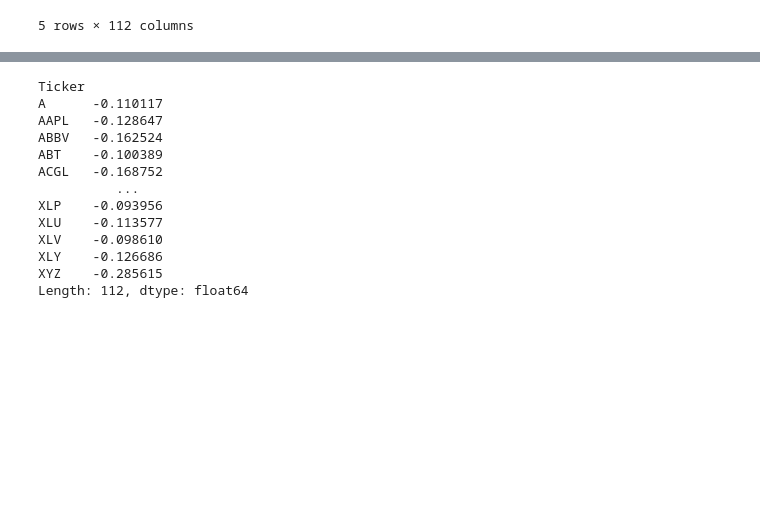
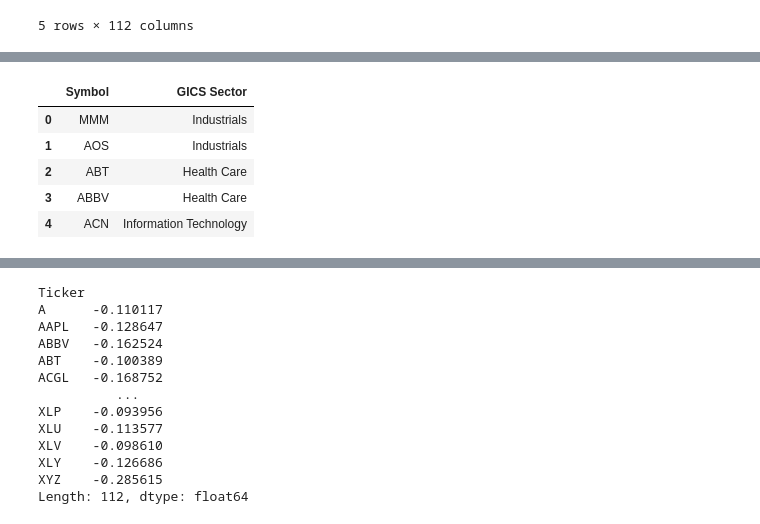
Before and after one commit to aarju-24/internship_project, a Jupyter notebook: notebooks/data_collection.ipynb, the cells around one changed output, grey strips where cells are left out. Drawn from its saved outputs; the diff is of its cells as text; code cells hidden in the pictures; blank space fills up the shorter version.

```diff
--- a/notebooks/data_collection.ipynb
+++ b/notebooks/data_collection.ipynb
@@ -294,3 +383,26 @@ rolling_volatility.to_csv(
+# %%
+sector_info = sp500[
+    ['Symbol', 'GICS Sector']
+]
+
+sector_info['Symbol'] = (
+    sector_info['Symbol']
+    .str.replace('.', '-', regex=False)
+)
+
+sector_info.to_csv(
+    '../data/processed/sector_info.csv',
+    index=False
+)
+
+sector_info.head()
+# %% [output]
+|  | Symbol | GICS Sector |
+| 0 | MMM | Industrials |
+| 1 | AOS | Industrials |
+| 2 | ABT | Health Care |
+| 3 | ABBV | Health Care |
+| 4 | ACN | Information Technology |
 # %%
 returns.to_csv(
     '../data/processed/returns.csv'
```
Also changed, not shown: parts of 28 cells of this notebook, 3 other files.
